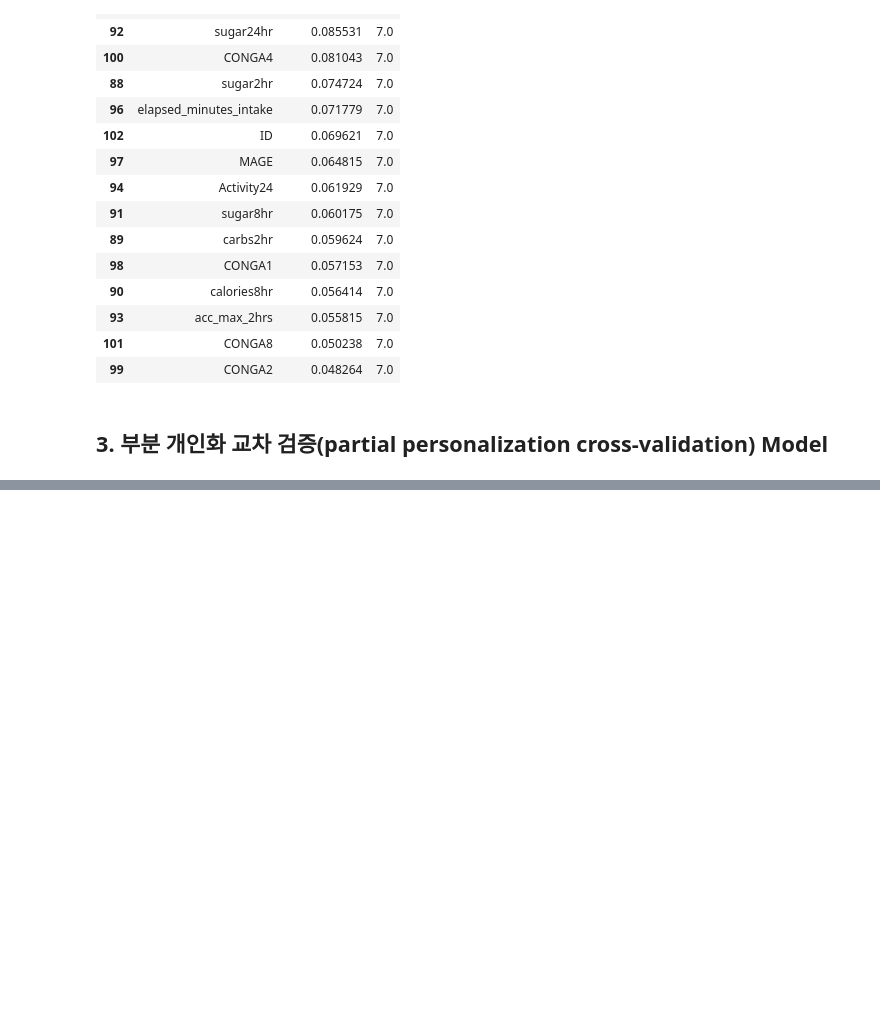
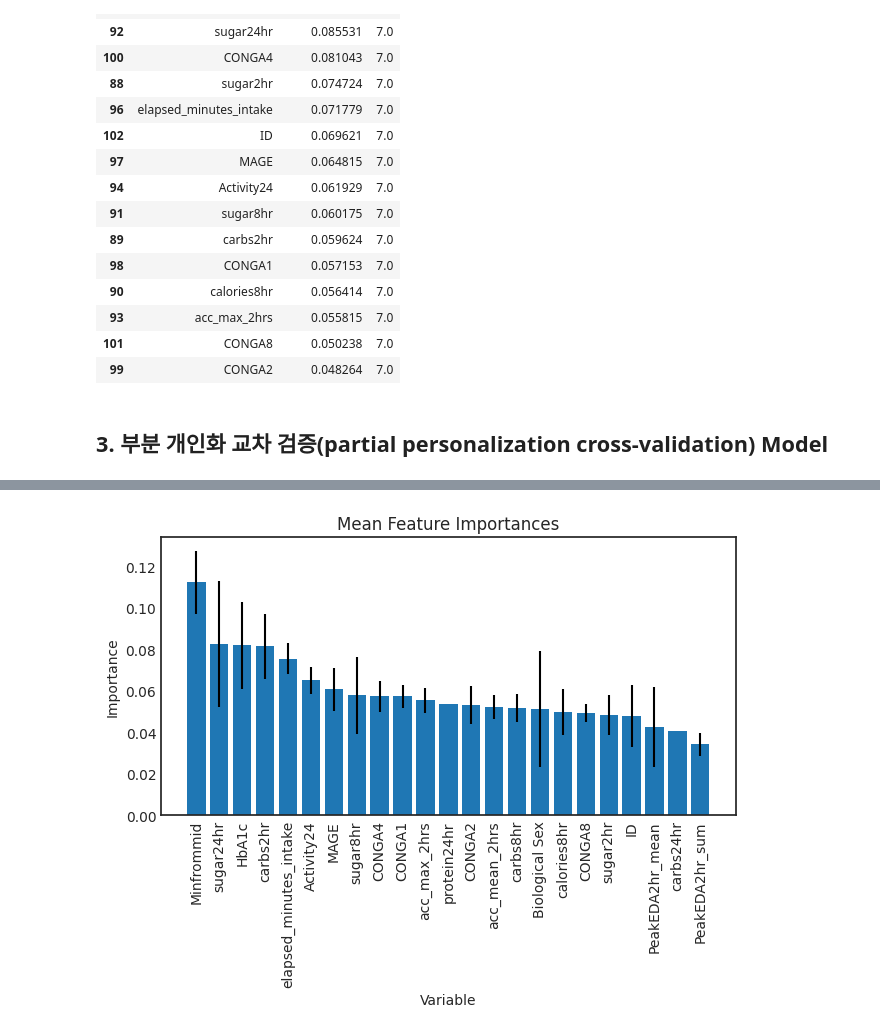
Before and after one commit to gjlee0802/engineering-digital-biomarkers, a Jupyter notebook: randomforest_regressor.ipynb, the cells around one changed output, grey strips where cells are left out. Drawn from its saved outputs; the diff is of its cells as text; code cells hidden in the pictures; blank space fills up the shorter version.

```diff
--- a/randomforest_regressor.ipynb
+++ b/randomforest_regressor.ipynb
@@ -703,0 +795,6 @@ NameError: name 'df' is not defined
+# %%
+imp_err = importances.groupby('value').std(numeric_only=True).rename(columns={'importances':'std'})#.sort_values(by='importances', ascending=False)
+# %%
+filteredimp = importances.groupby('value').mean(numeric_only=True).sort_values(by='importances', ascending=False)
+filteredimp = pd.merge(filteredimp, imp_err, on='value')
+print(filteredimp)
@@ -703,0 +819,11 @@ NameError: name 'df' is not defined
+# %%
+plt.style.use('seaborn-white')
+x_values = list(range(len(filteredimp['importances'])))
+# Make a bar chart
+plt.bar(x_values, filteredimp['importances'], orientation = 'vertical', yerr=filteredimp['std'])# Tick labels for x axis
+plt.xticks(x_values, filteredimp.index, rotation='vertical')# Axis labels and title
+plt.tight_layout()
+plt.ylabel('Importance'); plt.xlabel('Variable'); plt.title(('Mean Feature Importances'))
+plt.show()
+# %% [output]
+[figure, added]
```
Also changed, not shown: parts of 4 cells of this notebook.
